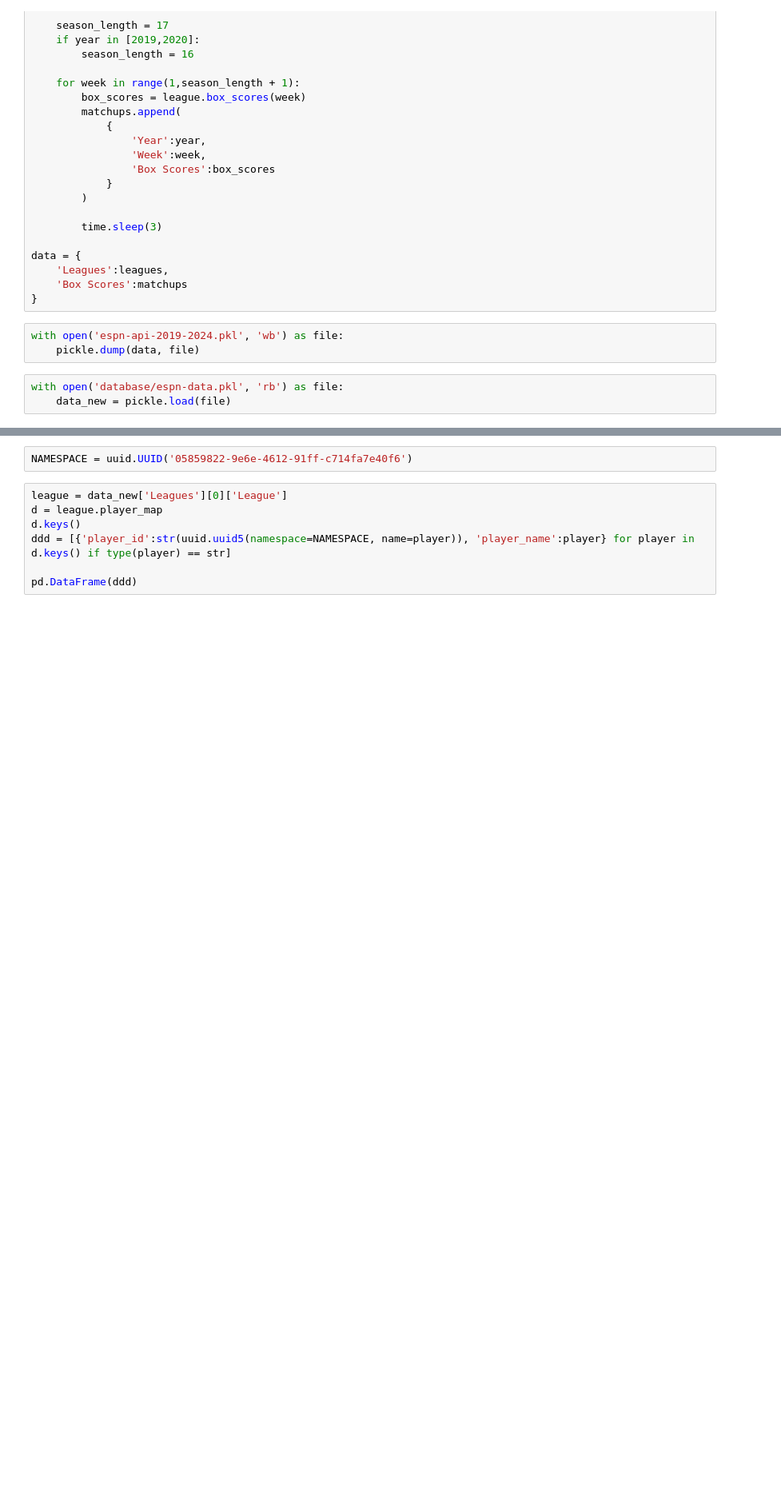
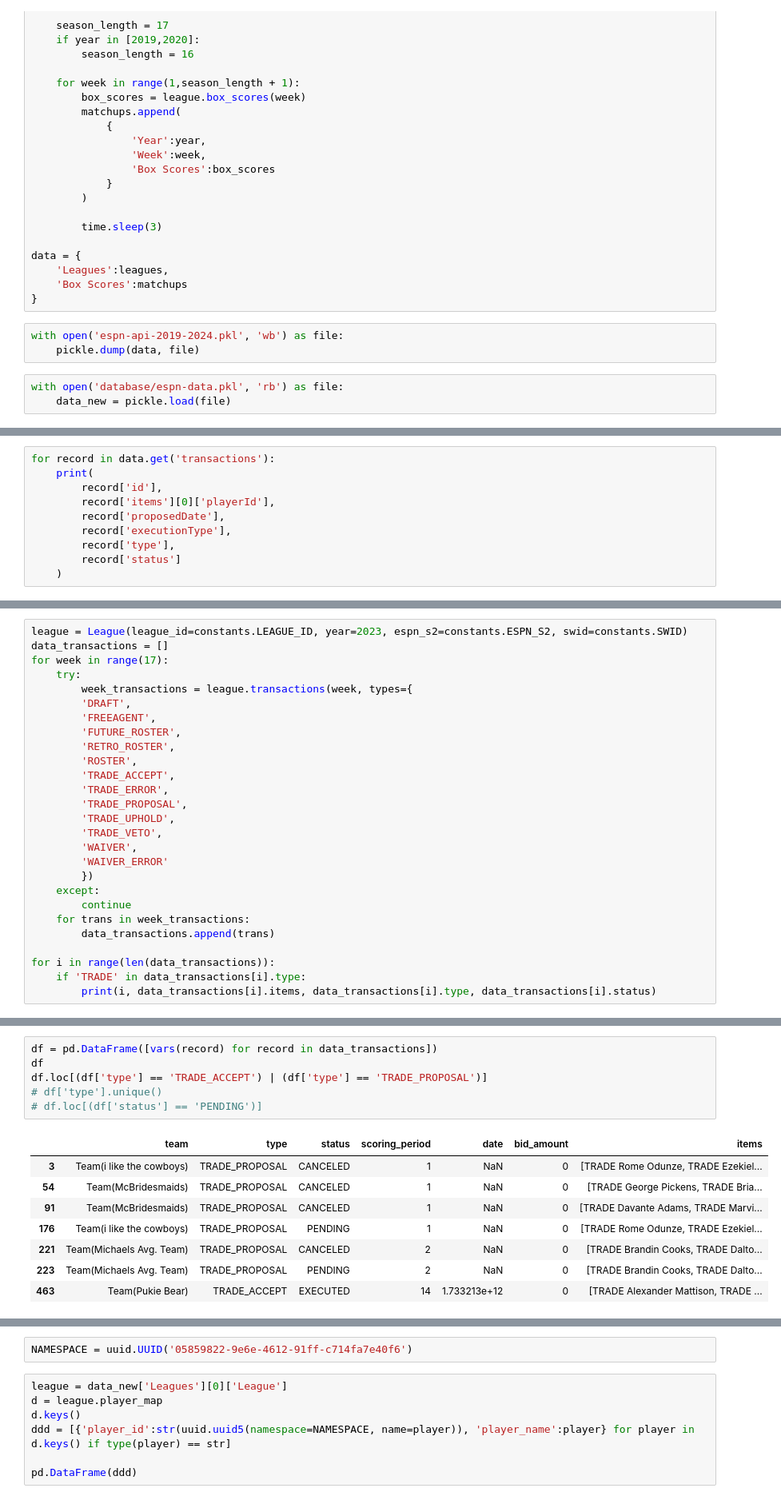
Before and after one commit to serdarevichar8/fantasy-football-website, a Jupyter notebook: fantasy-football-data.ipynb, the cells around one changed output, grey strips where cells are left out. Shown: that part at 80% size. Cells and saved outputs as stored; diff of their text form; blank space fills up the shorter version.

```diff
--- a/fantasy-football-data.ipynb
+++ b/fantasy-football-data.ipynb
@@ -58,0 +105,10 @@ with open('database/espn-data.pkl', 'rb') as file:
+# %%
+for record in data.get('transactions'):
+    print(
+        record['id'],
+        record['items'][0]['playerId'],
+        record['proposedDate'],
+        record['executionType'],
+        record['type'],
+        record['status']
+    )
@@ -58,0 +149,27 @@ with open('database/espn-data.pkl', 'rb') as file:
+# %%
+league = League(league_id=constants.LEAGUE_ID, year=2023, espn_s2=constants.ESPN_S2, swid=constants.SWID)
+data_transactions = []
+for week in range(17):
+    try:
+        week_transactions = league.transactions(week, types={
+        'DRAFT',
+        'FREEAGENT',
+        'FUTURE_ROSTER',
+        'RETRO_ROSTER',
+        'ROSTER',
+        'TRADE_ACCEPT',
+        'TRADE_ERROR',
+        'TRADE_PROPOSAL',
+        'TRADE_UPHOLD',
+        'TRADE_VETO',
+        'WAIVER',
+        'WAIVER_ERROR'
+        })
+    except:
+        continue
+    for trans in week_transactions:
+        data_transactions.append(trans)
+
+for i in range(len(data_transactions)):
+    if 'TRADE' in data_transactions[i].type:
+        print(i, data_transactions[i].items, data_transactions[i].type, data_transactions[i].status)
@@ -58,0 +189,15 @@ with open('database/espn-data.pkl', 'rb') as file:
+# %%
+df = pd.DataFrame([vars(record) for record in data_transactions])
+df
+df.loc[(df['type'] == 'TRADE_ACCEPT') | (df['type'] == 'TRADE_PROPOSAL')]
+# df['type'].unique()
+# df.loc[(df['status'] == 'PENDING')]
+# %% [output]
+|  | team | type | status | scoring_period | date | bid_amount | items |
+| 3 | Team(i like the cowboys) | TRADE_PROPOSAL | CANCELED | 1 | NaN | 0 | [TRADE Rome Odunze, TRADE Ezekiel... |
+| 54 | Team(McBridesmaids) | TRADE_PROPOSAL | CANCELED | 1 | NaN | 0 | [TRADE George Pickens, TRADE Bria... |
+| 91 | Team(McBridesmaids) | TRADE_PROPOSAL | CANCELED | 1 | NaN | 0 | [TRADE Davante Adams, TRADE Marvi... |
+| 176 | Team(i like the cowboys) | TRADE_PROPOSAL | PENDING | 1 | NaN | 0 | [TRADE Rome Odunze, TRADE Ezekiel... |
+| 221 | Team(Michaels Avg. Team) | TRADE_PROPOSAL | CANCELED | 2 | NaN | 0 | [TRADE Brandin Cooks, TRADE Dalto... |
+| 223 | Team(Michaels Avg. Team) | TRADE_PROPOSAL | PENDING | 2 | NaN | 0 | [TRADE Brandin Cooks, TRADE Dalto... |
+| 463 | Team(Pukie Bear) | TRADE_ACCEPT | EXECUTED | 14 | 1.733213e+12 | 0 | [TRADE Alexander Mattison, TRADE ... |
```
Also changed, not shown: parts of 9 cells of this notebook, 14 other files.
